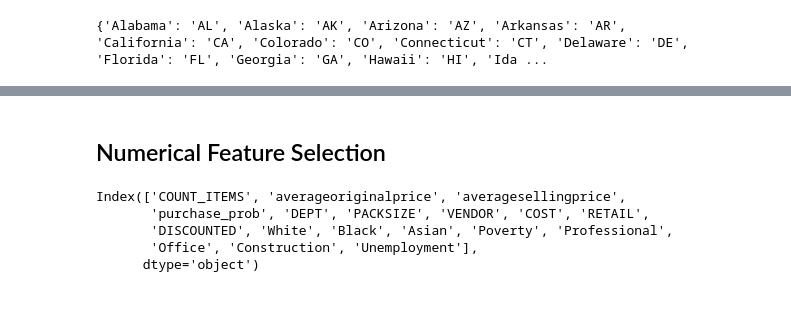
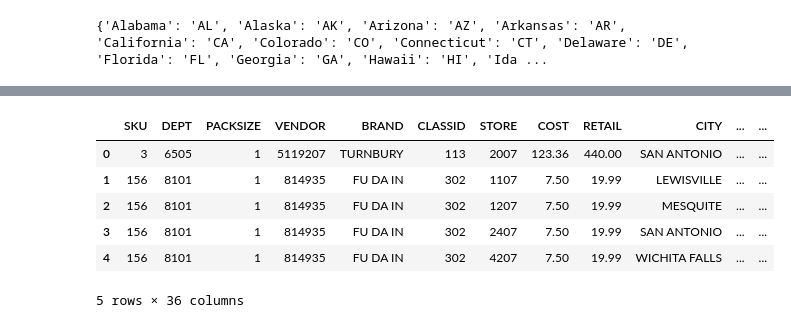
Before and after one commit to ayush9818/Dilliards-Inventory-Management, a Jupyter notebook: code/FeatureEngineering_Notebook.ipynb, the cells around one changed output, grey strips where cells are left out. Cells and saved outputs as stored; diff of their text form; code cells hidden in the pictures.

```diff
--- a/code/FeatureEngineering_Notebook.ipynb
+++ b/code/FeatureEngineering_Notebook.ipynb
@@ -67,3 +275,3 @@ df_final.head()
 # %%
-#merge with the original data
+df_final = df_sku_skst_trans.copy()
 merged_df = pd.merge(df_final ,result_df, left_on='STATE', right_on='STATE', how='inner')
@@ -72,3 +277,0 @@ merged_df = pd.merge(df_final ,result_df, left_on='STATE', right_on='STATE', how
-# %%
-merged_df['total_count'] = merged_df['purchase_count'] + merged_df['return_count']
-merged_df['revenue'] = merged_df['averagesellingprice'] * merged_df['totalunitssold']
@@ -85,5 +278,3 @@ plt.xlim(0, 1000)
-# %%
-merged_df['log_rev'] = np.log(merged_df['revenue'] + 0.001)
 # %%
 merged_df.columns
 # %% [output]
@@ -98,3 +288 @@ Index(['Unnamed: 0', 'STORE', 'COUNT_ITEMS', 'SKU', 'quarter',
       dtype='object')
-# %% [markdown]
-## Numerical Feature Selection
@@ -103,37 +289,13 @@ sampled_df = merged_df.sample(n=100000, random_state=42)
-# %%
-from mlxtend.feature_selection import SequentialFeatureSelector as SFS
-from sklearn.linear_model import LinearRegression
-
-# Assuming 'df_train_sampled' is your sampled DataFrame
-X = sampled_df.drop(['Unnamed: 0', 'STATE', 'BRAND', 'CLASSID', 'revenue', 'total_count',
-                    'purchase_count', 'return_count', 'totalunitssold', 'log_rev',  'CITY', 'STATE', 'ZIP',
-                     'quarter'
-                    ], axis=1)
-y = sampled_df['log_rev']
-
-# Define Linear Regression as the model
-lr = LinearRegression()
-
-# Perform stepwise feature selection with limited number of features and parallelization
-sfs = SFS(lr,
-          k_features=(10, 20),  # Change to a tuple (min_features, max_features) to test
-          forward=True,
-          floating=False,
-          scoring='r2',
-          cv=5,  # Reduced number of folds
-          n_jobs=-1)  # Use all available CPU cores
-
-# Fit the model
-sfs = sfs.fit(X, y)
-
-# Get the selected feature indices
-selected_features = X.columns[list(sfs.k_feature_idx_)]
-
-# Print the selected features
-print(selected_features)
-# %% [output]
-Index(['COUNT_ITEMS', 'averageoriginalprice', 'averagesellingprice',
-       'purchase_prob', 'DEPT', 'PACKSIZE', 'VENDOR', 'COST', 'RETAIL',
-       'DISCOUNTED', 'White', 'Black', 'Asian', 'Poverty', 'Professional',
-       'Office', 'Construction', 'Unemployment'],
-      dtype='object')
+# %%
+#define profit margin column
+merged_df['PROF_MARG']  = merged_df['COST'] / merged_df['RETAIL']
+merged_df['DISCOUNTED']  = merged_df['averagesellingprice'] < merged_df['averageoriginalprice']
+merged_df.head()
+# %% [output]
+|  | SKU | DEPT | PACKSIZE | VENDOR | BRAND | CLASSID | STORE | COST | RETAIL | CITY | ... | ... |
+| 0 | 3 | 6505 | 1 | 5119207 | TURNBURY | 113 | 2007 | 123.36 | 440.00 | SAN ANTONIO | ... | ... |
+| 1 | 156 | 8101 | 1 | 814935 | FU DA IN | 302 | 1107 | 7.50 | 19.99 | LEWISVILLE | ... | ... |
+| 2 | 156 | 8101 | 1 | 814935 | FU DA IN | 302 | 1207 | 7.50 | 19.99 | MESQUITE | ... | ... |
+| 3 | 156 | 8101 | 1 | 814935 | FU DA IN | 302 | 2407 | 7.50 | 19.99 | SAN ANTONIO | ... | ... |
+| 4 | 156 | 8101 | 1 | 814935 | FU DA IN | 302 | 4207 | 7.50 | 19.99 | WICHITA FALLS | ... | ... |
+5 rows × 36 columns
```
Also changed, not shown: parts of 37 cells of this notebook.
